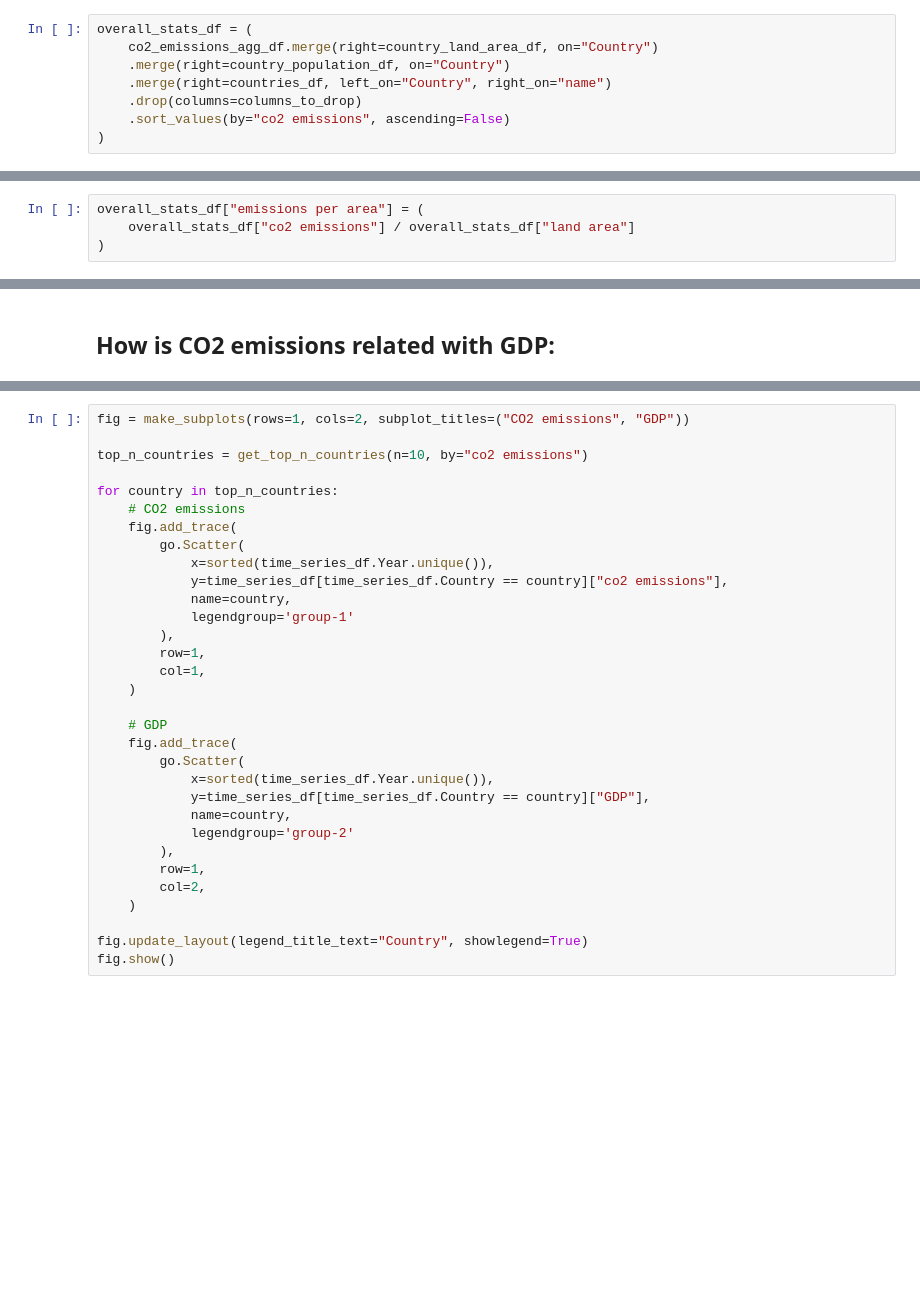
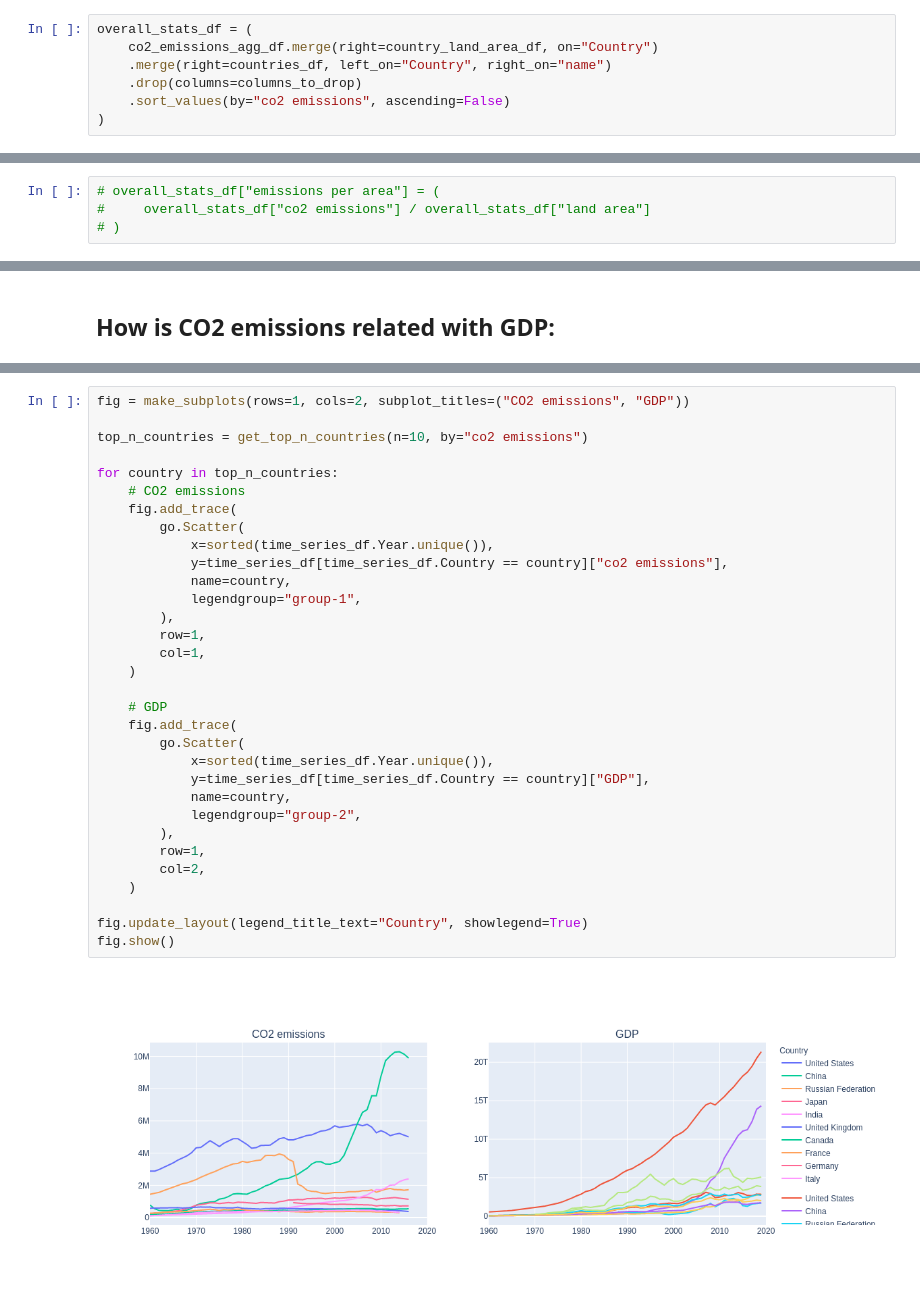
Before and after one commit to Reslan-Tinawi/Who-is-responsible-for-climate-change, a Jupyter notebook: who-is-responsible-for-climate-change.ipynb, the cells around one changed output, grey strips where cells are left out. Drawn from its saved outputs; the diff is of its cells as text; blank space fills up the shorter version.

```diff
--- a/who-is-responsible-for-climate-change.ipynb
+++ b/who-is-responsible-for-climate-change.ipynb
@@ -104,7 +152,6 @@ columns_to_drop = [
 # %%
 overall_stats_df = (
     co2_emissions_agg_df.merge(right=country_land_area_df, on="Country")
-    .merge(right=country_population_df, on="Country")
     .merge(right=countries_df, left_on="Country", right_on="name")
     .drop(columns=columns_to_drop)
     .sort_values(by="co2 emissions", ascending=False)
@@ -171,9 +271,9 @@ overall_stats_df.head()
 # %% [markdown]
 ### CO2 emissions per square k.m:
 # %%
-overall_stats_df["emissions per area"] = (
-    overall_stats_df["co2 emissions"] / overall_stats_df["land area"]
-)
+# overall_stats_df["emissions per area"] = (
+#     overall_stats_df["co2 emissions"] / overall_stats_df["land area"]
+# )
 # %% [markdown]
 ### CO2 emissions per capita:
 # %%
@@ -276,32 +410,34 @@ time_series_df.head()
 # %%
 fig = make_subplots(rows=1, cols=2, subplot_titles=("CO2 emissions", "GDP"))
 
 top_n_countries = get_top_n_countries(n=10, by="co2 emissions")
 
 for country in top_n_countries:
     # CO2 emissions
     fig.add_trace(
         go.Scatter(
             x=sorted(time_series_df.Year.unique()),
             y=time_series_df[time_series_df.Country == country]["co2 emissions"],
             name=country,
-            legendgroup='group-1'
+            legendgroup="group-1",
         ),
         row=1,
         col=1,
     )
 
     # GDP
     fig.add_trace(
         go.Scatter(
             x=sorted(time_series_df.Year.unique()),
             y=time_series_df[time_series_df.Country == country]["GDP"],
             name=country,
-            legendgroup='group-2'
+            legendgroup="group-2",
         ),
         row=1,
         col=2,
     )
 
 fig.update_layout(legend_title_text="Country", showlegend=True)
 fig.show()
+# %% [output]
+[figure, added]
```
Also changed, not shown: parts of 30 cells of this notebook.
